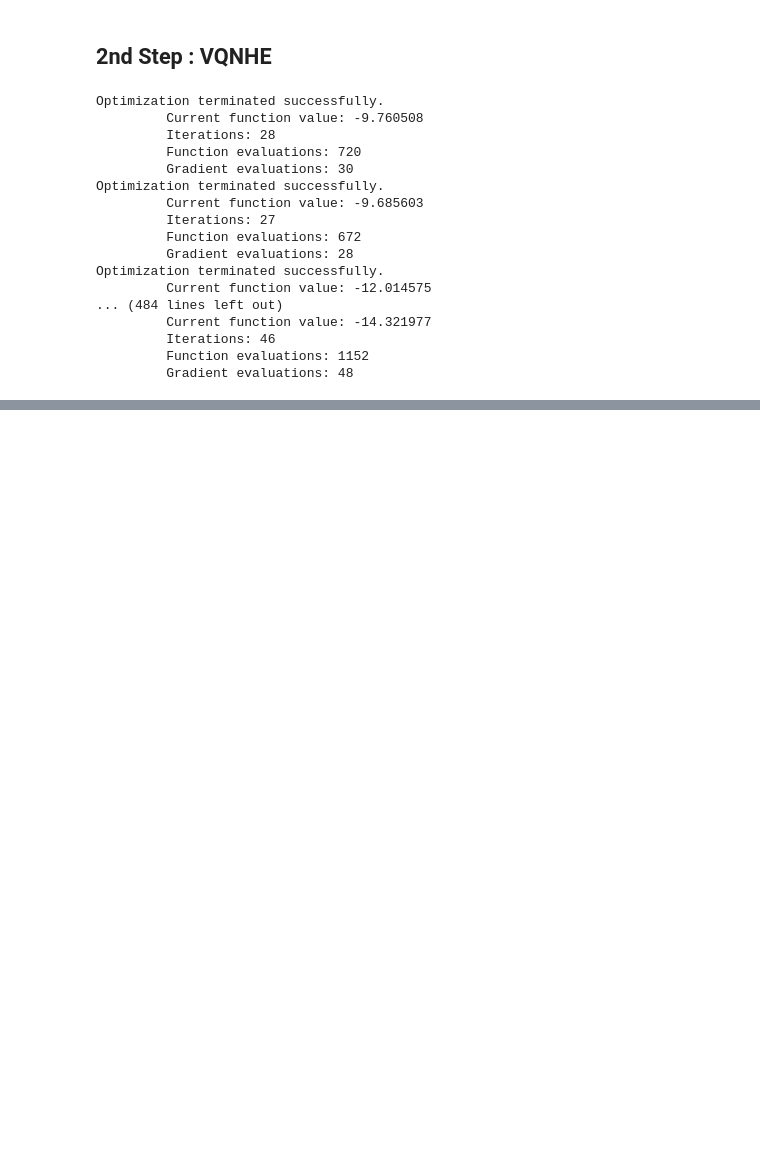
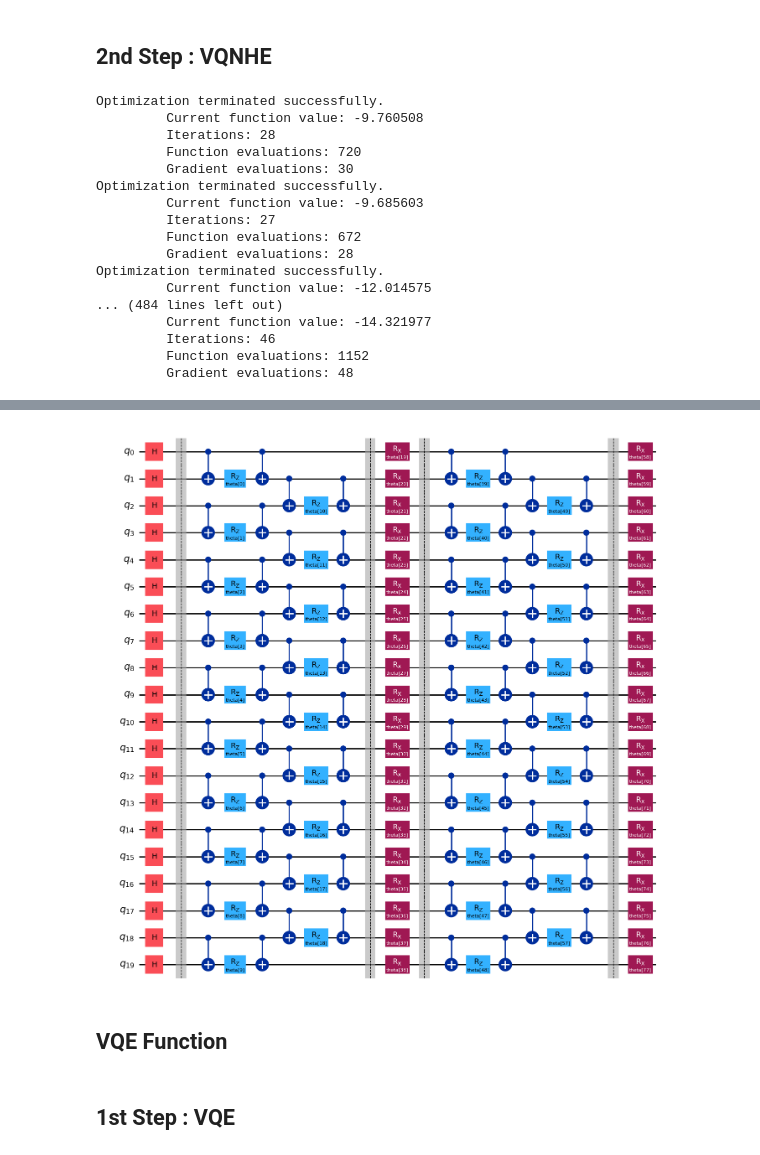
Before and after one commit to BrainConnection/Quantum_Algorithm, a Jupyter notebook: 7. 20Q TFIM VQE&VQNHE.ipynb, the cells around one changed output, grey strips where cells are left out. Cells and saved outputs as stored; diff of their text form; code cells hidden in the pictures; blank space fills up the shorter version.

```diff
--- a/7. 20Q TFIM VQE&VQNHE.ipynb
+++ b/7. 20Q TFIM VQE&VQNHE.ipynb
@@ -473,0 +486,6 @@ np.min(local_minimum_list)
+# %%
+ansatz_zz_set = []
+ansatz_x_set = []
+# %%
+def right_shifter(seq, num):
+  return seq[20-num:20]+seq[0:20-num]
@@ -473,0 +564,66 @@ np.min(local_minimum_list)
+# %%
+# X measurement
+seq_q = [0,1,2,3,4,5,6,7,8,9,10,11,12,13,14,15,16,17,18,19]
+seq_c = [19,18,17,16,15,14,13,12,11,10,9,8,7,6,5,4,3,2,1,0]
+
+for i in range(20):
+  ansatz_prime = ansatz
+  ansatz_prime.h(i)
+  ansatz_prime.measure(seq_q,right_shifter(seq_c, i))
+
+  ansatz_x_set.append(ansatz_prime)
+# %%
+# Ansatz
+
+ansatz = QuantumCircuit(20)
+
+params = ParameterVector("theta", length=78)
+it = iter(params)
+ansatz.h(range(0,20))
+
+ansatz.barrier()
+
+for i in range(0,20,2):
+  ansatz.cx(i,i+1)
+for i in range(0,20,2):
+  ansatz.rz(next(it), i+1)
+for i in range(0,20,2):
+  ansatz.cx(i,i+1)
+
+for i in range(1,19,2):
+  ansatz.cx(i,i+1)
+for i in range(1,19,2):
+  ansatz.rz(next(it), i+1)
+for i in range(1,19,2):
+  ansatz.cx(i,i+1)
+
+ansatz.barrier()
+
+for i in range(20):
+  ansatz.rx(next(it), i)
+
+
+ansatz.barrier()
+
+for i in range(0,20,2):
+  ansatz.cx(i,i+1)
+for i in range(0,20,2):
+  ansatz.rz(next(it), i+1)
+for i in range(0,20,2):
+  ansatz.cx(i,i+1)
+
+for i in range(1,19,2):
+  ansatz.cx(i,i+1)
+for i in range(1,19,2):
+  ansatz.rz(next(it), i+1)
+for i in range(1,19,2):
+  ansatz.cx(i,i+1)
+
+ansatz.barrier()
+
+for i in range(20):
+  ansatz.rx(next(it), i)
+
+ansatz.draw("mpl")
+# %% [output]
+[figure, added]
@@ -473,0 +635,2 @@ np.min(local_minimum_list)
+# %% [markdown]
+## VQE Function
@@ -473,0 +653,2 @@ np.min(local_minimum_list)
+# %% [markdown]
+## 1st Step : VQE
```
Also changed, not shown: parts of 27 cells of this notebook.
